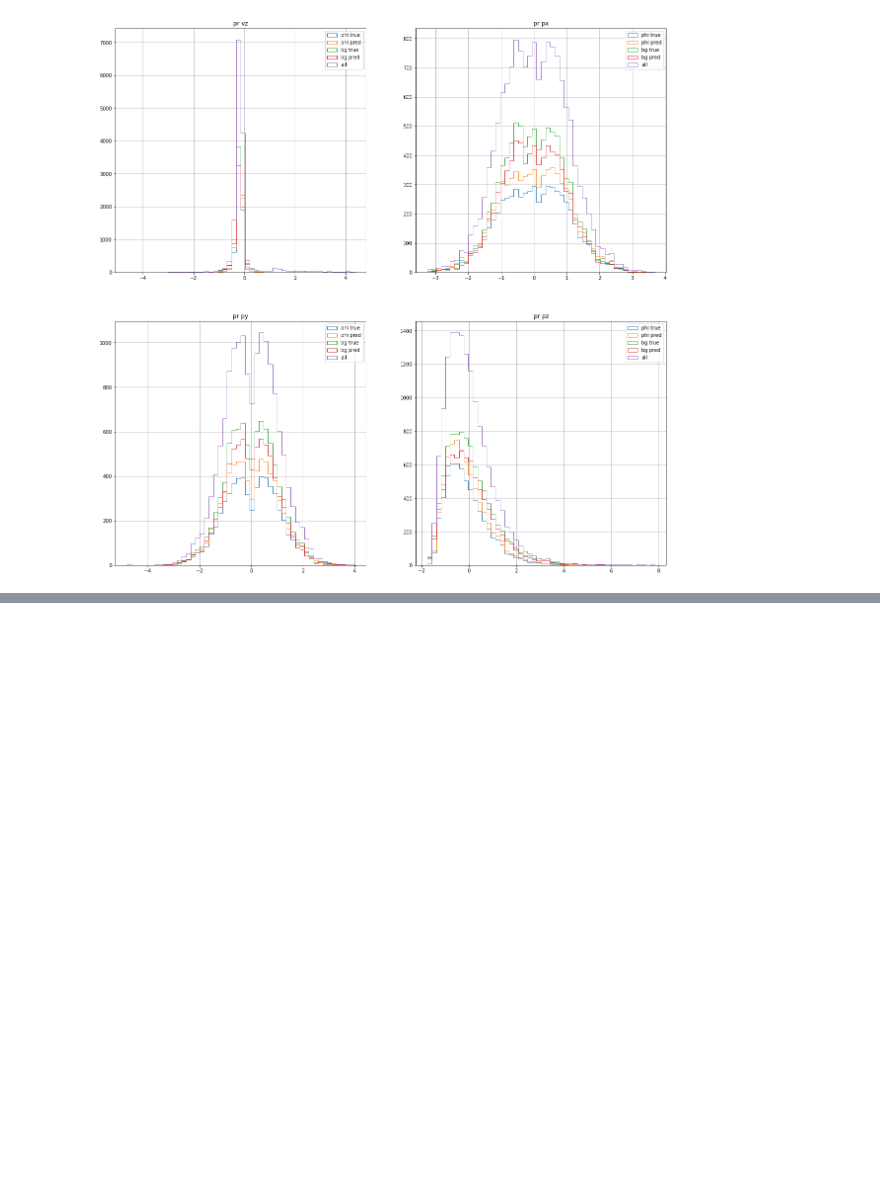
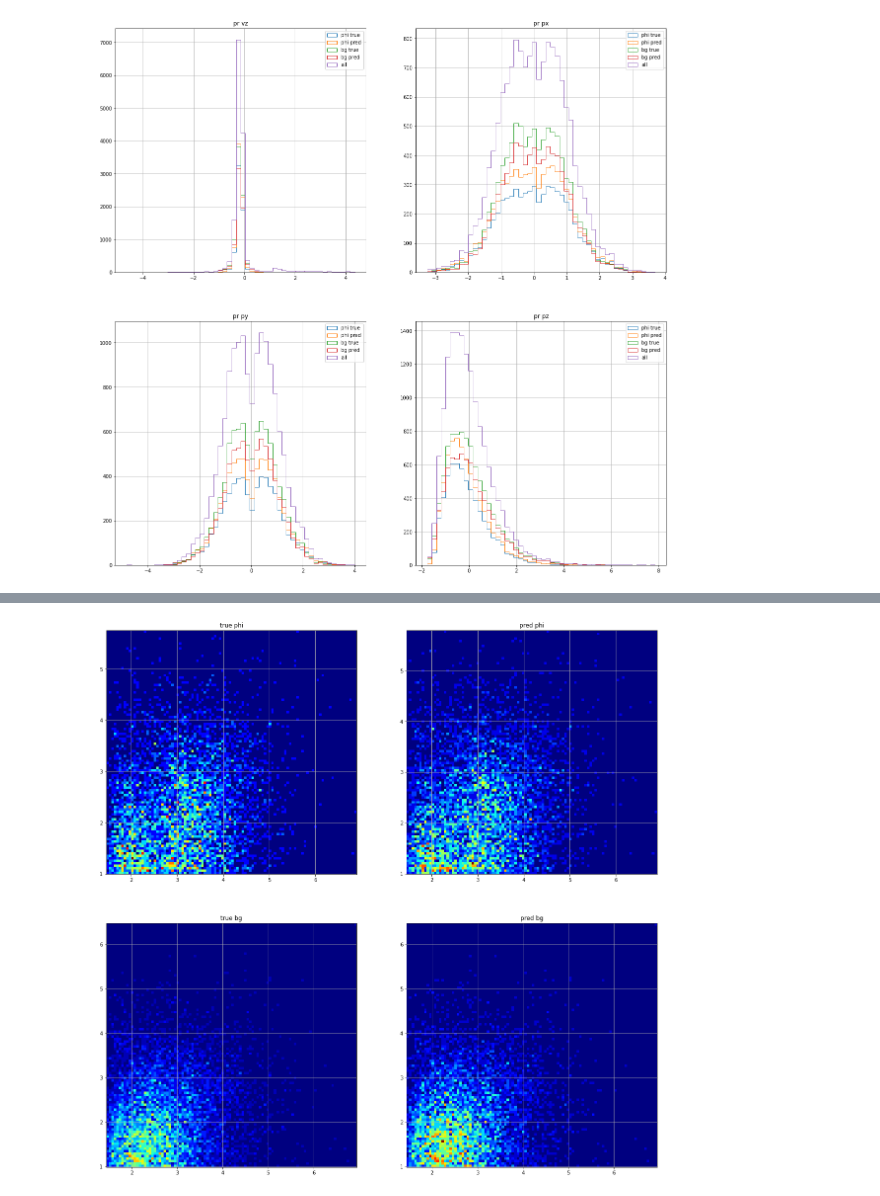
Before and after one commit to psimmerl/phiML, a Jupyter notebook: analysis.ipynb, the cells around one changed output, grey strips where cells are left out. Drawn from its saved outputs; the diff is of its cells as text; code cells hidden in the pictures; blank space fills up the shorter version.

```diff
--- a/analysis.ipynb
+++ b/analysis.ipynb
@@ -113,0 +189,23 @@ for i, ax in enumerate(axs.flatten()):
+# %%
+# Invariant Mass KpKm vs PrKm
+# Root's 2D histogram is 100x better than matplotlib
+# !: Not real because of StandardScaler
+f, axs = plt.subplots(2, 2, figsize=(20,20))
+for i, ax in enumerate(axs.flatten()):
+    ax.set_title(["true phi", "pred phi", "true bg", "pred bg"][i])
+    kpkm, prkm = [(phi_true[:, 16], phi_true[:, 17]), (phi_pred[:, 16], phi_pred[:, 17]),
+                    (bg_true[:, 16], bg_true[:, 17]), (bg_pred[:, 16], bg_pred[:, 17])][i]
+
+    # xedges, yedges = np.linspace(0, 3, 50), np.linspace(0, 5, 50)
+    # hist, xedges, yedges = np.histogram2d(prkm, kpkm, (xedges, yedges))
+    # xidx = np.clip(np.digitize(prkm, xedges), 0, hist.shape[0]-1)
+    # yidx = np.clip(np.digitize(kpkm, yedges), 0, hist.shape[1]-1)
+    # c = hist[xidx, yidx]
+    # ax.scatter(prkm, kpkm, c=c)#bins=50)
+    ax.hist2d(prkm, kpkm, cmap='jet', bins=100)
+    # _, b, _  = ax.hist(phi_true[:, i], bins=bins, histtype="step", label="phi true")
+
+    ax.grid()
+    # ax.set_yscale('log')
+# %% [output]
+[figure, added]
```
Also changed, not shown: parts of 9 cells of this notebook, 11 other files.
